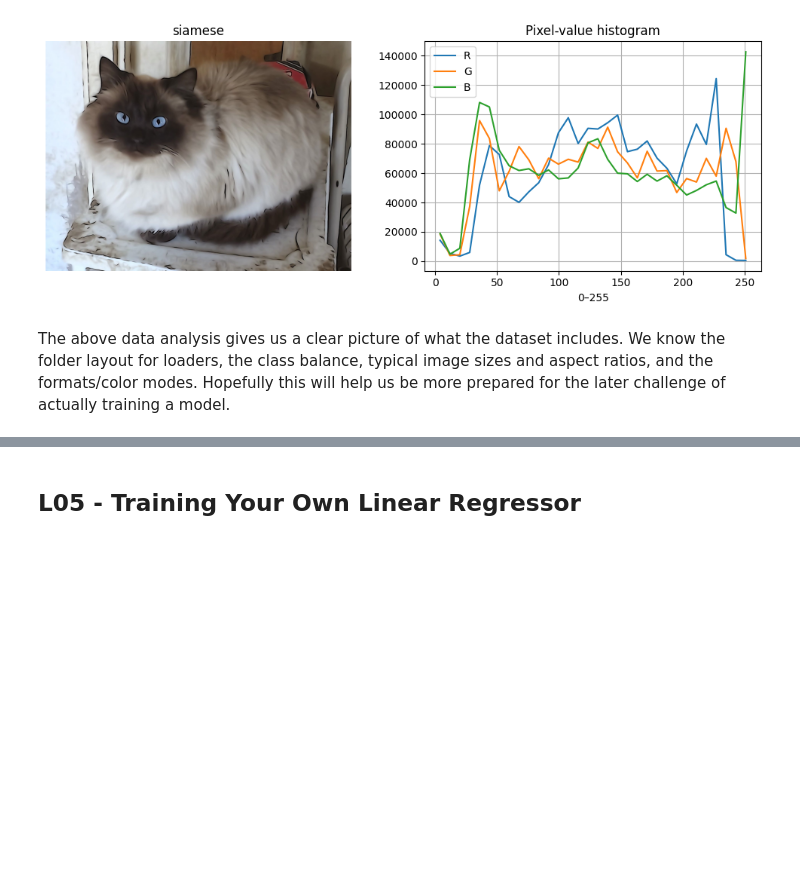
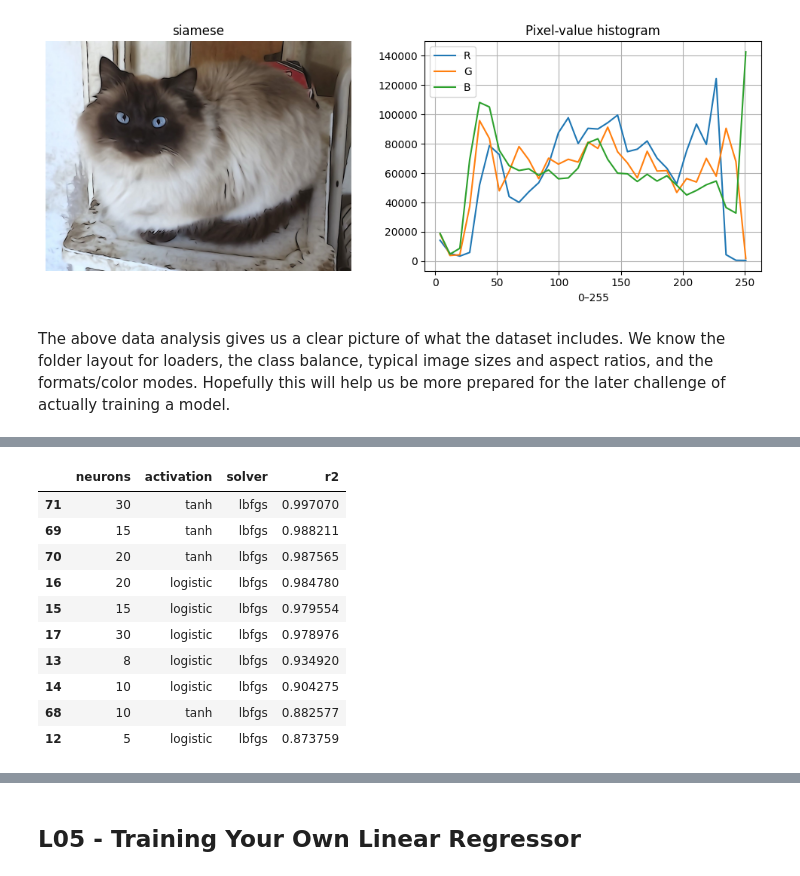
Before and after one commit to madskelkjaer/SWMAL, a Jupyter notebook: Journal/Opgave2/SWMAL_Grp10-2.ipynb, the cells around one changed output, grey strips where cells are left out. Cells and saved outputs as stored; diff of their text form; code cells hidden in the pictures; blank space fills up the shorter version.

Commit message:
Pipelines

```diff
--- a/Journal/Opgave2/SWMAL_Grp10-2.ipynb
+++ b/Journal/Opgave2/SWMAL_Grp10-2.ipynb
@@ -292,0 +401,17 @@ The above data analysis gives us a clear picture of what the dataset includes. W
+# %%
+def minmax_scaler(X):
+    X_min = X.min()
+    X_max = X.max()
+    X_minmax_scaled = (X - X_min) / (X_max - X_min)
+
+    return X_minmax_scaled
+
+X_scaled_myfunc=minmax_scaler(X)
+
+# Retrain
+mlp.fit(X_scaled_myfunc, y)
+linreg.fit(X_scaled_myfunc, y)
+
+# Replot
+print("After manually scaling the input data to [0;1]:\n")
+PlotModels(linreg, mlp, X_scaled_myfunc, y, "lin.reg", "MLP")
@@ -292,0 +513,56 @@ The above data analysis gives us a clear picture of what the dataset includes. W
+# %%
+import pandas as pd
+
+def run_mlp_sweep(X, y, neurons_list=(1,2,3,5,8,10,15,20,30),
+                  activations=("relu","tanh","logistic"),
+                  solvers=("adam","lbfgs","sgd"),
+                  target_r2=0.75,
+                  max_iter=200000,
+                  random_state=42):
+    rows = []
+    for act in activations:
+        for sol in solvers:
+            for n in neurons_list:
+                kwargs = dict(hidden_layer_sizes=(n,),
+                              activation=act,
+                              solver=sol,
+                              max_iter=max_iter,
+                              tol=1e-6,
+                              random_state=random_state)
+                if sol == "sgd":
+                    kwargs.update(dict(learning_rate_init=1e-2, momentum=0.9, nesterovs_momentum=True))
+                model = Pipeline([
+                    ("scale", StandardScaler()),
+                    ("mlp", MLPRegressor(**kwargs))
+                ])
+                model.fit(X, y)
+                y_pred = model.predict(X)
+                r2 = r2_score(y, y_pred)
+                rows.append(dict(neurons=n, activation=act, solver=sol, r2=r2))
+    df = pd.DataFrame(rows).sort_values(["activation","solver","neurons"]).reset_index(drop=True)
+
+    best_idx = df["r2"].idxmax()
+    best = df.loc[best_idx].to_dict()
+
+    meets = []
+    for act in activations:
+        for sol in solvers:
+            sub = df[(df.activation==act) & (df.solver==sol)]
+            sub_meet = sub[sub.r2 >= target_r2]
+            if len(sub_meet):
+                meets.append(sub_meet.sort_values("neurons").iloc[0])
+    meets_df = pd.DataFrame(meets).sort_values(["r2","neurons"], ascending=[False, True])
+
+    return df, best, meets_df
+
+df_qd, best_qd, meets_qd = run_mlp_sweep(X, y)
+
+print("Top 10 configs by R^2:")
+display(df_qd.sort_values("r2", ascending=False).head(10))
+
+print("\nBest overall config:")
+print(best_qd)
+
+print("\nSmallest networks that hit target R^2 (default 0.75), by (activation, solver):")
+display(meets_qd if len(meets_qd) else "No configs reached the target")
+# %% [output]
@@ -292,0 +570,11 @@ The above data analysis gives us a clear picture of what the dataset includes. W
+|  | neurons | activation | solver | r2 |
+| 71 | 30 | tanh | lbfgs | 0.997070 |
+| 69 | 15 | tanh | lbfgs | 0.988211 |
+| 70 | 20 | tanh | lbfgs | 0.987565 |
+| 16 | 20 | logistic | lbfgs | 0.984780 |
+| 15 | 15 | logistic | lbfgs | 0.979554 |
+| 17 | 30 | logistic | lbfgs | 0.978976 |
+| 13 | 8 | logistic | lbfgs | 0.934920 |
+| 14 | 10 | logistic | lbfgs | 0.904275 |
+| 68 | 10 | tanh | lbfgs | 0.882577 |
+| 12 | 5 | logistic | lbfgs | 0.873759 |
```
Also changed, not shown: parts of 15 cells of this notebook, 1 other file.
